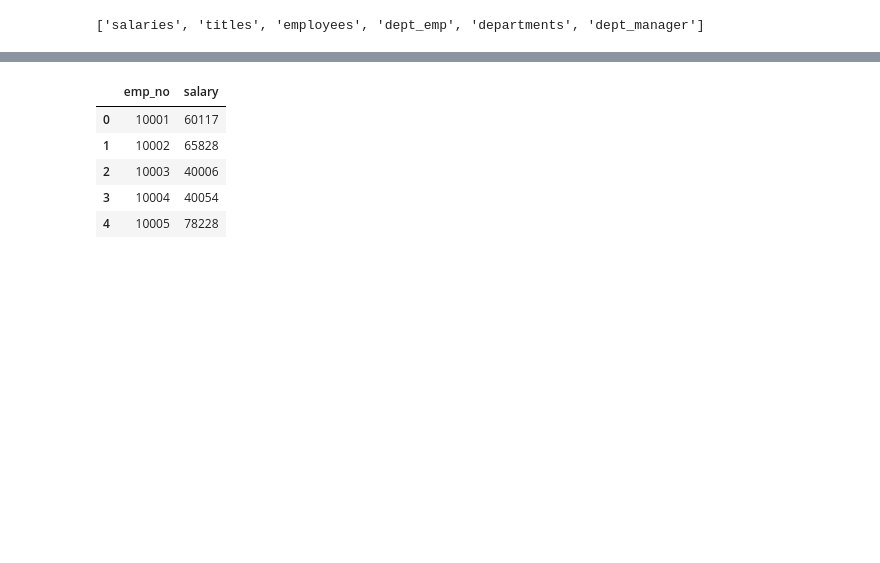
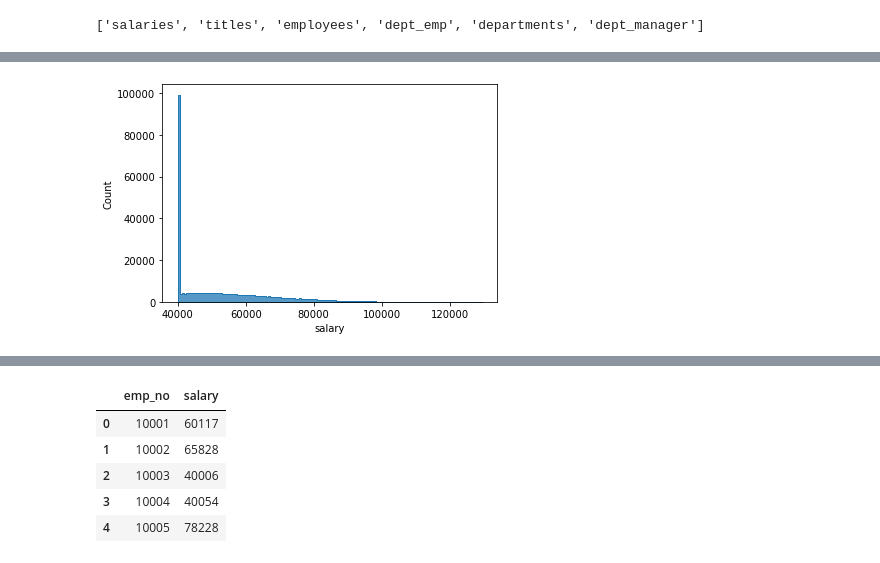
Before and after one commit to harikapeddi/Employee-Database---SQL, a Jupyter notebook: employee_database.ipynb, the cells around one changed output, grey strips where cells are left out. Cells and saved outputs as stored; diff of their text form; code cells hidden in the pictures; blank space fills up the shorter version.

```diff
--- a/employee_database.ipynb
+++ b/employee_database.ipynb
@@ -4,5 +7,5 @@ from sqlalchemy import inspect
 # %%
-engine = create_engine('postgresql+psycopg2://postgres:postgres@localhost:5432/PH_Employee_Database')
+engine = create_engine(f'postgresql+psycopg2://postgres:{password}@localhost:5432/PH_Employee_Database')
 connection = engine.connect()
 # %%
 engine.table_names()
@@ -22,3 +36,9 @@ employees_df = pd.read_sql_table('employees', con=engine)
 dept_emp_df = pd.read_sql_table('dept_emp', con=engine)
 departments_df = pd.read_sql_table('departments', con=engine)
 dept_manager_df = pd.read_sql_table('dept_manager', con=engine)
+# %%
+#Create a histogram to visualize the most common salary ranges for employees.
+sns.histplot(data=salaries_df, x = 'salary', element='step')
+plt.show()
+# %% [output]
+[figure, added]
```
Also changed, not shown: parts of 11 cells of this notebook, 2 other files.
